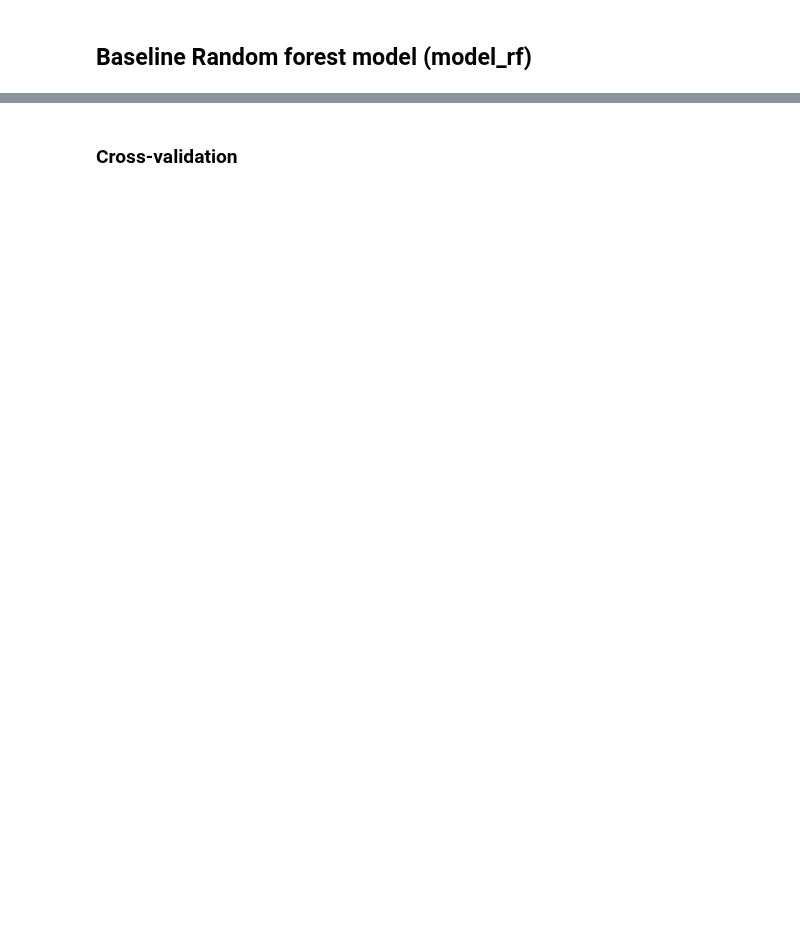
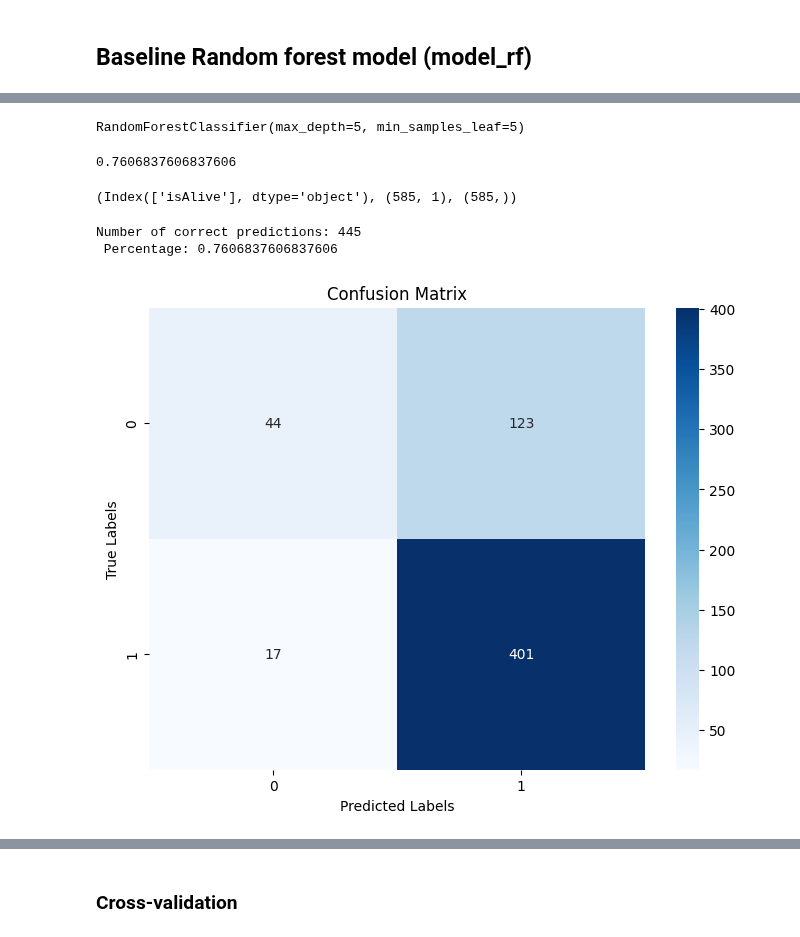
Before and after one commit to franziskasteger/game-of-thrones-survival, a Jupyter notebook: notebooks/Carmen_random_forest.ipynb, the cells around one changed output, grey strips where cells are left out. Saved outputs shown, nothing was run; the diff lists cells and outputs as text; code cells hidden in the pictures; blank space fills up the shorter version.

```diff
--- a/notebooks/Carmen_random_forest.ipynb
+++ b/notebooks/Carmen_random_forest.ipynb
@@ -174,0 +190,8 @@ Name: proportion, dtype: float64
+# %%
+model_rf.fit(X_train_proc,y_train)
+# %% [output]
+RandomForestClassifier(max_depth=5, min_samples_leaf=5)
+# %%
+model_rf.score(preproc_baseline.transform(X_test), y_test)
+# %% [output]
+0.7606837606837606
@@ -174,0 +200,22 @@ Name: proportion, dtype: float64
+# %%
+y_test.columns, y_test.shape, y_pred.shape
+# %% [output]
+(Index(['isAlive'], dtype='object'), (585, 1), (585,))
+# %%
+correct_predictions = (y_pred == y_test['isAlive']).sum()
+print(f"Number of correct predictions: {correct_predictions} \n Percentage: {correct_predictions/y_test.shape[0]}")
+# %% [output]
+Number of correct predictions: 445
+ Percentage: 0.7606837606837606
+# %%
+cm = confusion_matrix(y_test, y_pred)
+
+# Plotting using seaborn for better aesthetics
+plt.figure(figsize=(8, 6))
+sns.heatmap(cm, annot=True, fmt="d", cmap="Blues")
+plt.title("Confusion Matrix")
+plt.ylabel("True Labels")
+plt.xlabel("Predicted Labels")
+plt.show()
+# %% [output]
+[figure, added]
```
Also changed, not shown: parts of 31 cells of this notebook, 2 other files.
